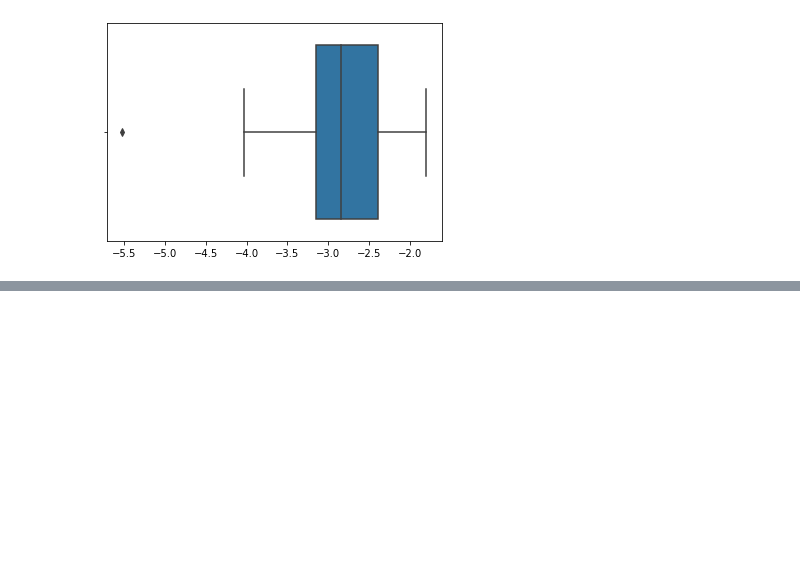
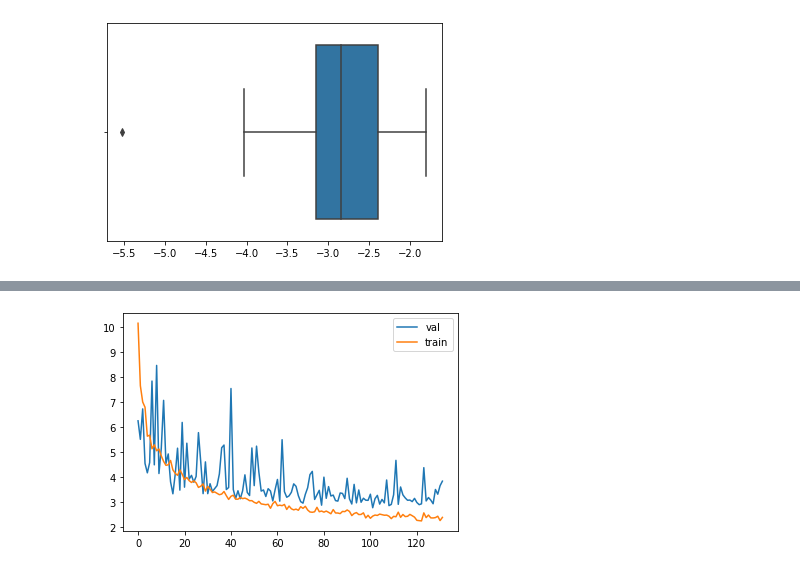
Before and after one commit to chihuangamo/boston-house-price, a Jupyter notebook: boston-house-price.ipynb, the cells around one changed output, grey strips where cells are left out. Cells and saved outputs as stored; diff of their text form; code cells hidden in the pictures; blank space fills up the shorter version.

Commit message:
nn_model

```diff
--- a/boston-house-price.ipynb
+++ b/boston-house-price.ipynb
@@ -278,0 +298,3 @@ sns.boxplot(cv_result['test_score']);
+# %%
+nn_model = build_nn_model()
+nn_model.summary()
@@ -278,0 +316,24 @@ sns.boxplot(cv_result['test_score']);
+# %%
+from sklearn.pipeline import Pipeline, FeatureUnion
+from sklearn.preprocessing import StandardScaler
+
+feature_preprocessing = FeatureUnion([
+    ('category_data', get_category_data),
+    ('numeric_data', Pipeline([
+        ('get_numeric_data', get_numeric_data),
+        ('std', StandardScaler())
+    ]))
+])
+
+X = feature_preprocessing.fit_transform(data)
+# %%
+early_stop = EarlyStopping(patience=30, restore_best_weights=True)
+
+history = nn_model.fit(X,
+                       target,
+                       batch_size=1,
+                       epochs=200,
+                       validation_split=0.1,
+                       verbose=2,
+                       callbacks=[early_stop]
+                      )
@@ -278,0 +358,11 @@ sns.boxplot(cv_result['test_score']);
+# %%
+import matplotlib.pyplot as plt
+
+val_mae = history.history['val_mae']
+train_mae = history.history['mae']
+
+plt.plot(val_mae)
+plt.plot(train_mae)
+plt.legend(['val', 'train']);
+# %% [output]
+[figure, added]
```
Also changed, not shown: parts of 6 cells of this notebook.
